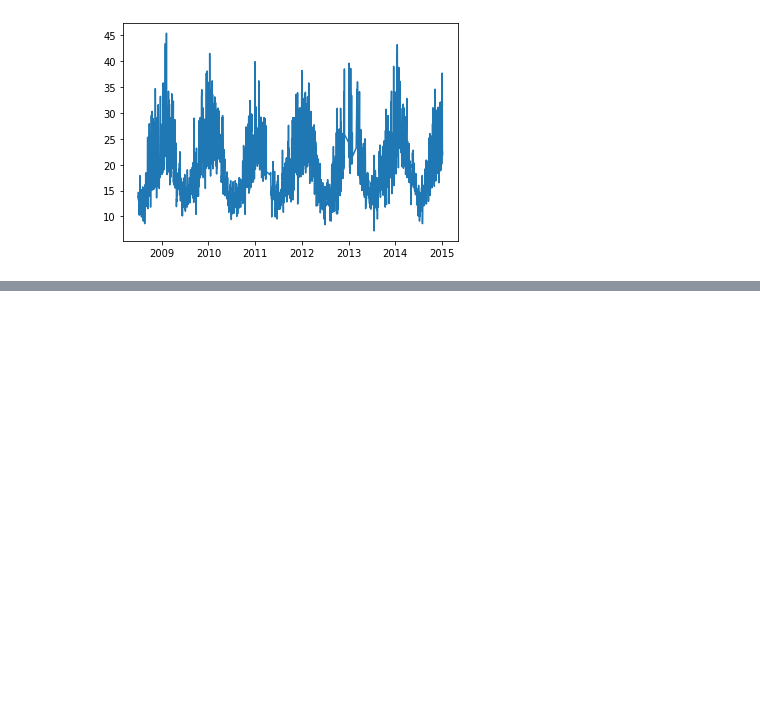
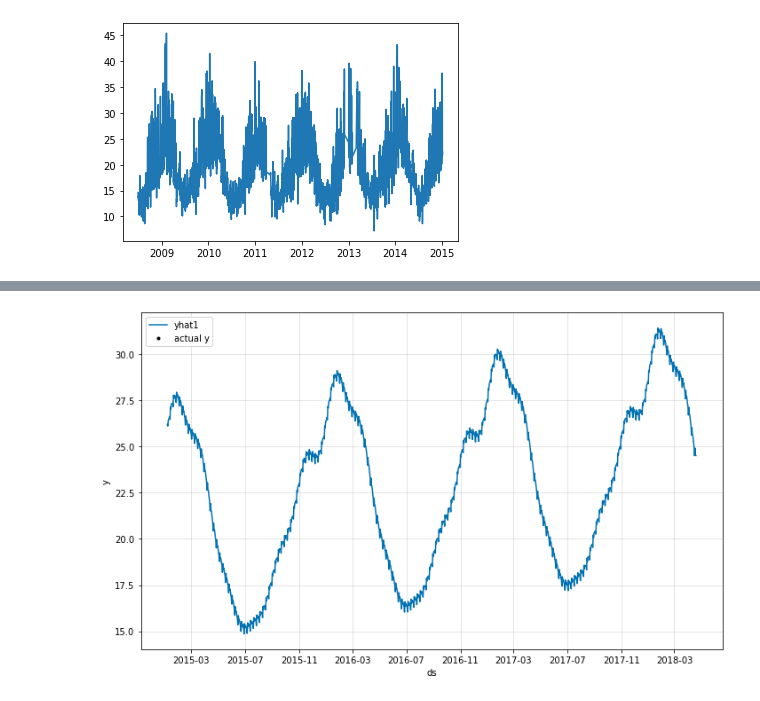
Before and after one commit to ricardosaj/Bootcamp-Data-Science-Alura, a Jupyter notebook: forecast_aus_weather.ipynb, the cells around one changed output, grey strips where cells are left out. Saved outputs shown, nothing was run; the diff lists cells and outputs as text; code cells hidden in the pictures; blank space fills up the shorter version.

```diff
--- a/forecast_aus_weather.ipynb
+++ b/forecast_aus_weather.ipynb
@@ -137,0 +147,5 @@ See the caveats in the documentation: https://pandas.pydata.org/pandas-docs/stab
+# %%
+data = melb[['Date', 'Temp3pm']]
+data.dropna(inplace=True)
+data.columns = ['ds', 'y']
+data.head()
@@ -137,0 +162,3 @@ See the caveats in the documentation: https://pandas.pydata.org/pandas-docs/stab
+# %%
+m = NeuralProphet()
+m.fit(data, freq='D', epochs=1000)
@@ -137,0 +185,4 @@ See the caveats in the documentation: https://pandas.pydata.org/pandas-docs/stab
+# %%
+future = m.make_future_dataframe(data, periods=1200)
+forecast = m.predict(future)
+forecast.head()
@@ -137,0 +205,4 @@ See the caveats in the documentation: https://pandas.pydata.org/pandas-docs/stab
+# %%
+plot1 = m.plot(forecast)
+# %% [output]
+[figure, added]
```
Also changed, not shown: parts of 8 cells of this notebook.
